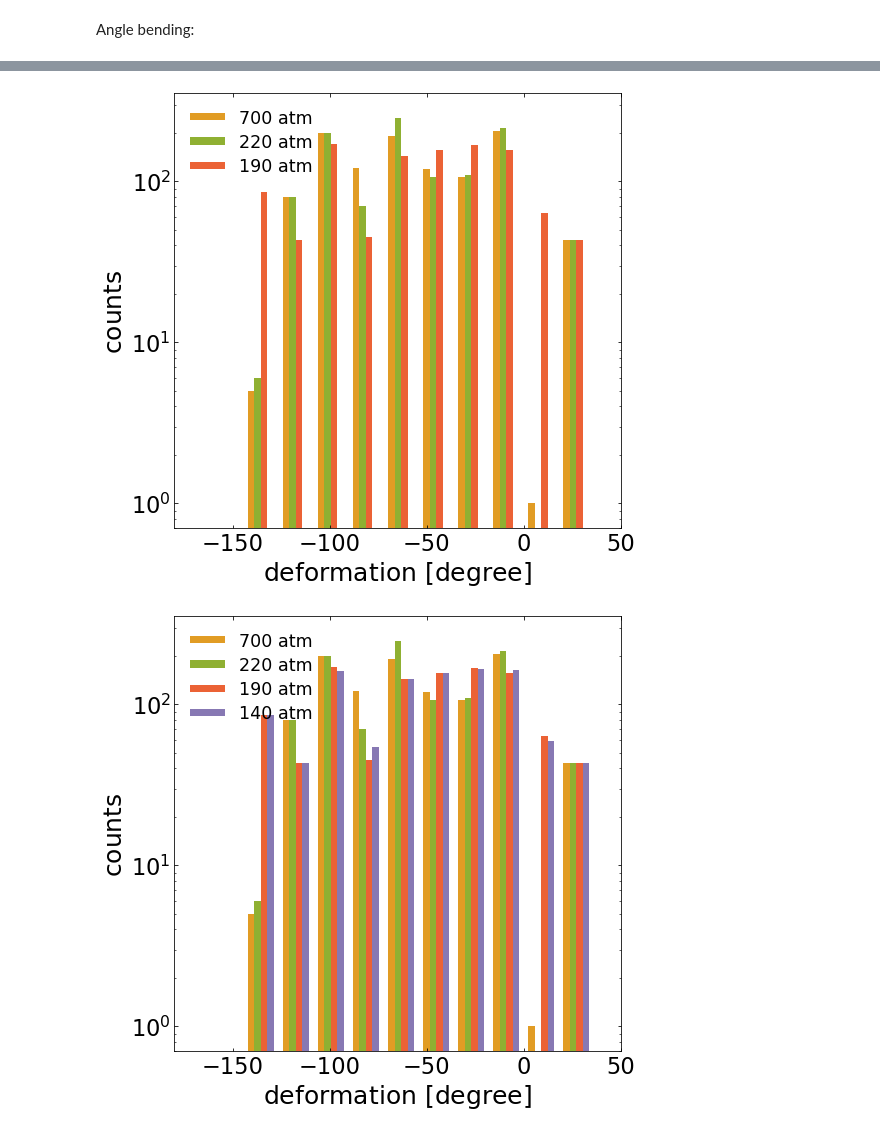
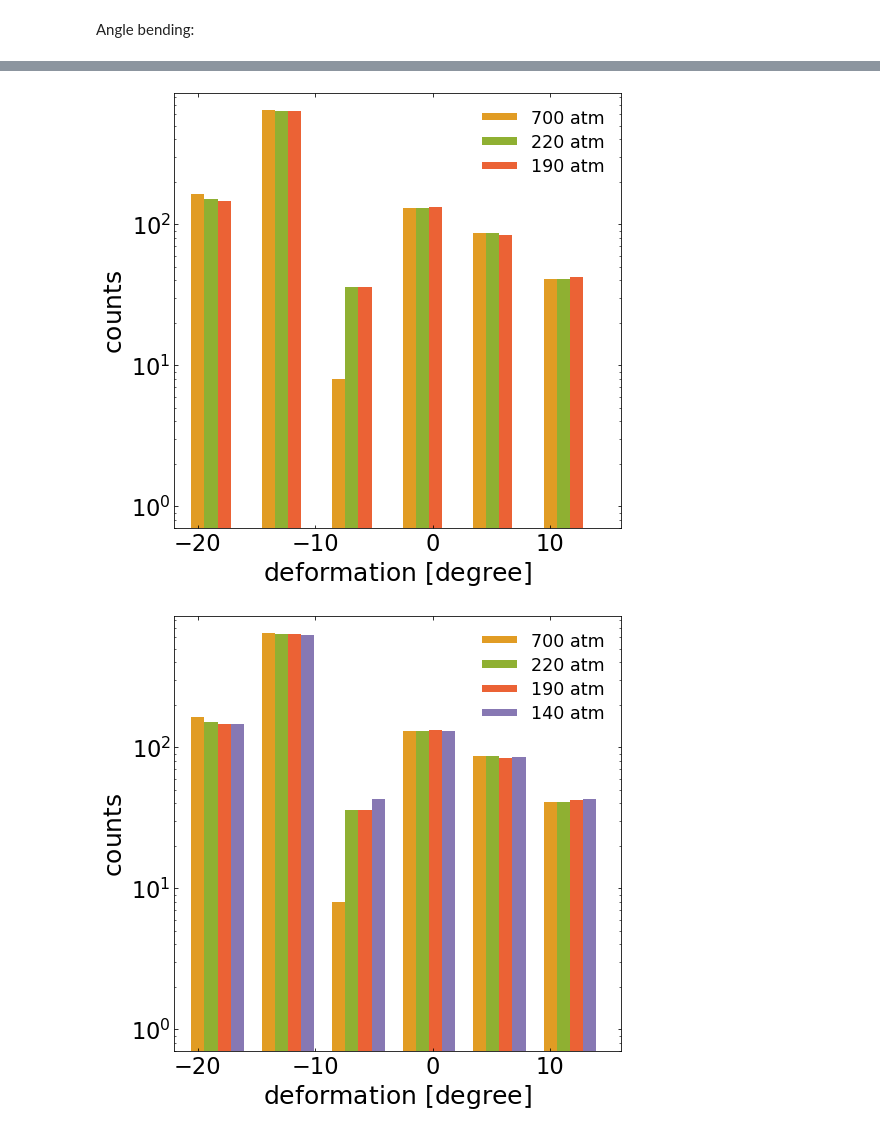
Before and after one commit to profesorperez/asphaltene_depressurization, a Jupyter notebook: asphaltene_deformations.ipynb, the cells around one changed output, grey strips where cells are left out. Saved outputs shown, nothing was run; the diff lists cells and outputs as text; code cells hidden in the pictures.

Commit message:
fixed angle deformation

```diff
--- a/asphaltene_deformations.ipynb
+++ b/asphaltene_deformations.ipynb
@@ -361,7 +361,7 @@ for ip in range(Npress):
         pvertex = molecules[i][index[b2-1]][[ix, iy, iz]]
         p1 = unwrap(pvertex, molecules[i][index[b1-1]][[ix, iy, iz]], L)
         p3 = unwrap(pvertex, molecules[i][index[b3-1]][[ix, iy, iz]], L)
-        q123 = angle_between(p1 - pvertex, p2 - pvertex)
+        q123 = angle_between(p1 - pvertex, p3 - pvertex)
         bend.append(q123 - reference_angle[t])
       bend_vec[ip, it, i-1, :] = bend
 
@@ -436,3 +437,13 @@ for i in range(Npress):
+# %%
+bmin = np.floor(np.amin(bend_avg))
+bmax = np.ceil(np.amax(bend_avg))
+
+bins = np.arange(bmin, bmax+1, 6)
+
+bend_hst = []
+for i in range(Npress):
+  hst = np.histogram(bend_avg[i], bins=bins)
+  bend_hst.append(hst)
 # %%
 aux = []
 for i in range(Npress):
@@ -536,0 +548,15 @@ plt.show()
+# %%
+press_selection = [700, 190, 140, 50]
+wdt = (bend_hst[0][1][-1] - bend_hst[0][1][-2])/(len(press_selection)+0.4)
+plt.figure(figsize=(8,8))
+plt.gca().set_prop_cycle(color=colors)
+i = 0
+for p in press_selection:
+  plt.bar(bend_hst[pressure.index(p)][1][:-1]+wdt*i, bend_hst[pressure.index(p)][0], align='center', width=wdt, label='{:d} atm'.format(p))
+  i += 1
+plt.tick_params(which='both', labelsize=0.9*ft, direction="in", right=True, top=True)
+plt.xlabel(r'$\mathrm{deformation \ [degree]}$', fontsize=ft)
+plt.ylabel(r'$\mathrm{counts}$', fontsize=ft)
+plt.yscale('log')
+plt.legend(loc='upper right', fontsize=0.7*ft, frameon=False)
+plt.show()
@@ -549,9 +577,9 @@ for j in range(len(press_selection)):
   plt.xlabel(r'$\mathrm{deformation \ [degree]}$', fontsize=lft)
   plt.ylabel(r'$\mathrm{counts}$', fontsize=lft)
   plt.yscale('log')
-  plt.ylim([0.7, bnmax + 70])
-  plt.xlim([-180, 50])
-  plt.legend(loc='upper left', fontsize=0.7*lft, frameon=False, handleheight=0.25, labelspacing=0.35)
+  plt.ylim([0.7, bnmax + 200])
+  plt.xlim([-22, 16])
+  plt.legend(loc='upper right', fontsize=0.7*lft, frameon=False, handleheight=0.25, labelspacing=0.35)
 #   plt.savefig('../plots/bend_{:d}.png'.format(j+1), dpi=300, transparent=False, bbox_inches='tight')
   plt.show()
 # %% [output]
@@ -560,2 +588,2 @@ for j in range(len(press_selection)):
-[figure, old version]
+[figure, new version]
-[figure, old version]
+[figure, new version]
```
Also changed, not shown: parts of 6 cells of this notebook.
